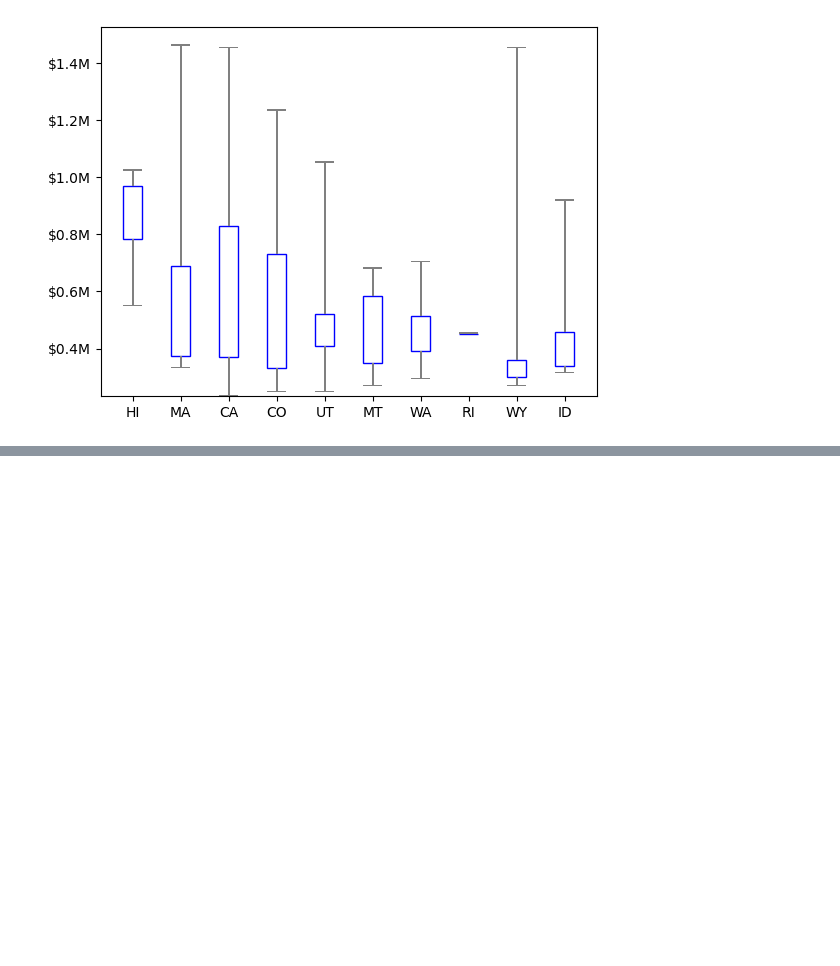
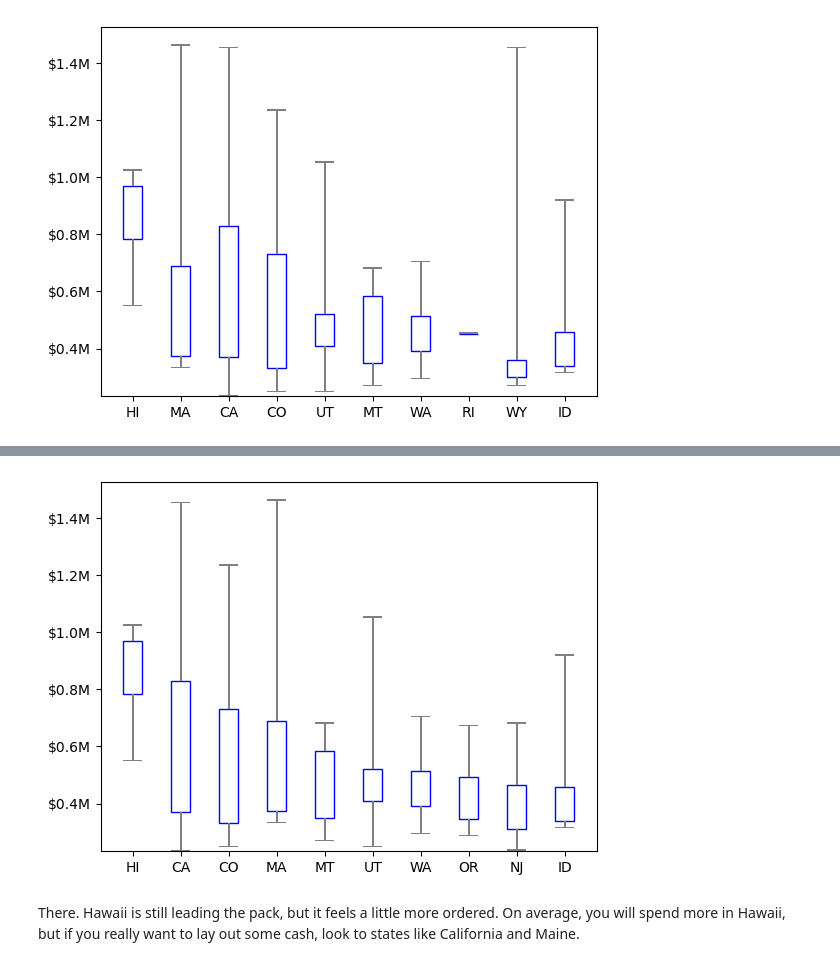
Before and after one commit to jsuddsjr/data-exploration, a Jupyter notebook: 02-data-viz.ipynb, the cells around one changed output, grey strips where cells are left out. Cells and saved outputs as stored; diff of their text form; code cells hidden in the pictures; blank space fills up the shorter version.

```diff
--- a/02-data-viz.ipynb
+++ b/02-data-viz.ipynb
@@ -27,5 +29,6 @@ df.head(2)
 # %%
-top10 = df.groupby('StateName')[df.columns[-1]].describe().sort_values(by='mean', ascending=False).head(10)
+latest = df.groupby('StateName')[df.columns[-1]].describe()
+top10 = latest.sort_values(by='mean', ascending=False).head(10)
 pd.DataFrame(top10)
 # %% [output]
 |  | count | mean | std | min | 25% | 50% | 75% | max |
@@ -94,0 +124,3 @@ plt.show()
+# %%
+top10 = latest.sort_values(by=['75%', 'std'], ascending=[False, True]).head(10)
+top10
@@ -94,0 +140,14 @@ plt.show()
+# %%
+plt.figure()
+plt.bar(top10.index, top10['75%']-top10['25%'], width, bottom=top10['25%'], color='white', edgecolor='blue')
+plt.bar(top10.index, top10['max']-top10['75%'], width2, bottom=top10['75%'], color='gray')
+plt.bar(top10.index, top10['25%']-top10['min'], width2, bottom=top10['min'], color='gray')
+plt.bar(top10.index, 5000, width, bottom=top10['max'], color='gray')
+plt.bar(top10.index, 5000, width, bottom=top10['min'], color='gray')
+
+plt.subplot().yaxis.set_major_formatter(ticker.FuncFormatter(lambda x,_: f'${x/1e6}M'))
+plt.show()
+# %% [output]
+[figure, added]
+# %% [markdown]
+There. Hawaii is still leading the pack, but it feels a little more ordered. On average, you will spend more in Hawaii, but if you really want to lay out some cash, look to states like California and Maine.
```
Also changed, not shown: parts of 9 cells of this notebook, 2 other files.
